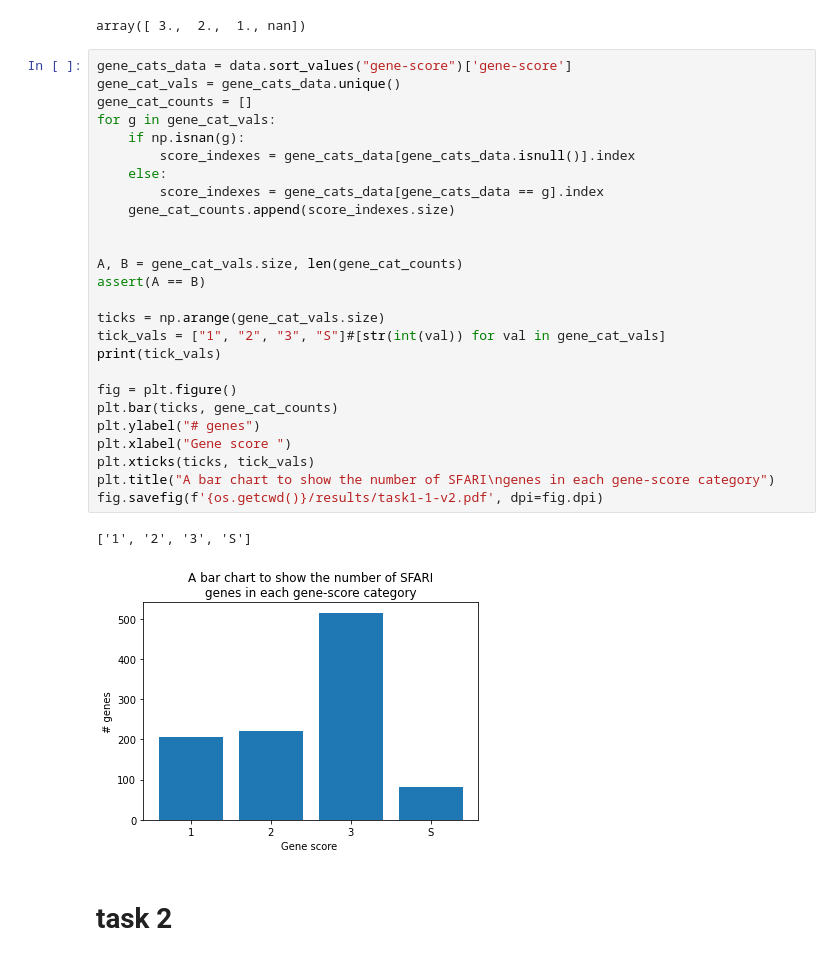
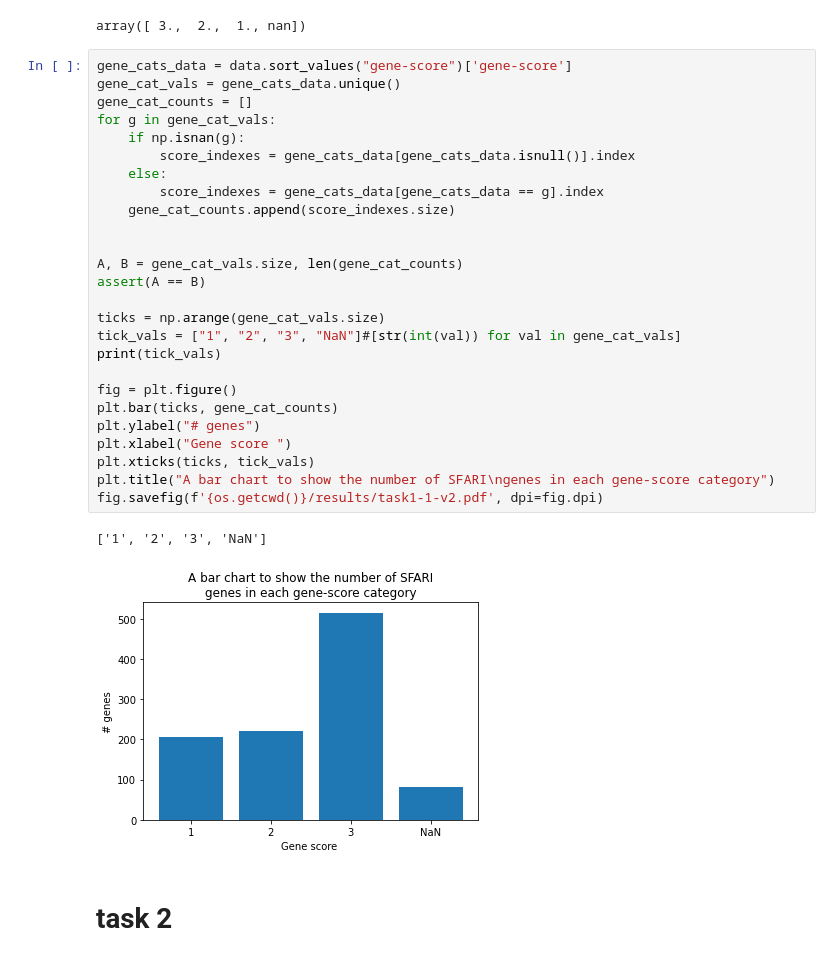
Before and after one commit to hwixley/BI-Coursework2, a Jupyter notebook: code/part1.ipynb, the cells around one changed output. Cells and saved outputs as stored; diff of their text form.

```diff
--- a/code/part1.ipynb
+++ b/code/part1.ipynb
@@ -73,32 +73,32 @@ array([ 3.,  2.,  1., nan])
 # %%
 gene_cats_data = data.sort_values("gene-score")['gene-score']
 gene_cat_vals = gene_cats_data.unique()
 gene_cat_counts = []
 for g in gene_cat_vals:
     if np.isnan(g):
         score_indexes = gene_cats_data[gene_cats_data.isnull()].index
     else:
         score_indexes = gene_cats_data[gene_cats_data == g].index
     gene_cat_counts.append(score_indexes.size)
 
 
 A, B = gene_cat_vals.size, len(gene_cat_counts)
 assert(A == B)
 
 ticks = np.arange(gene_cat_vals.size)
-tick_vals = ["1", "2", "3", "S"]#[str(int(val)) for val in gene_cat_vals]
+tick_vals = ["1", "2", "3", "NaN"]#[str(int(val)) for val in gene_cat_vals]
 print(tick_vals)
 
 fig = plt.figure()
 plt.bar(ticks, gene_cat_counts)
 plt.ylabel("# genes")
 plt.xlabel("Gene score ")
 plt.xticks(ticks, tick_vals)
 plt.title("A bar chart to show the number of SFARI\ngenes in each gene-score category")
 fig.savefig(f'{os.getcwd()}/results/task1-1-v2.pdf', dpi=fig.dpi)
 # %% [output]
-['1', '2', '3', 'S']
+['1', '2', '3', 'NaN']
-[figure, old version]
+[figure, new version]
 # %% [markdown]
 # task 2
 # %%
```
Also changed, not shown: parts of 1 cell of this notebook, 8 other files.
